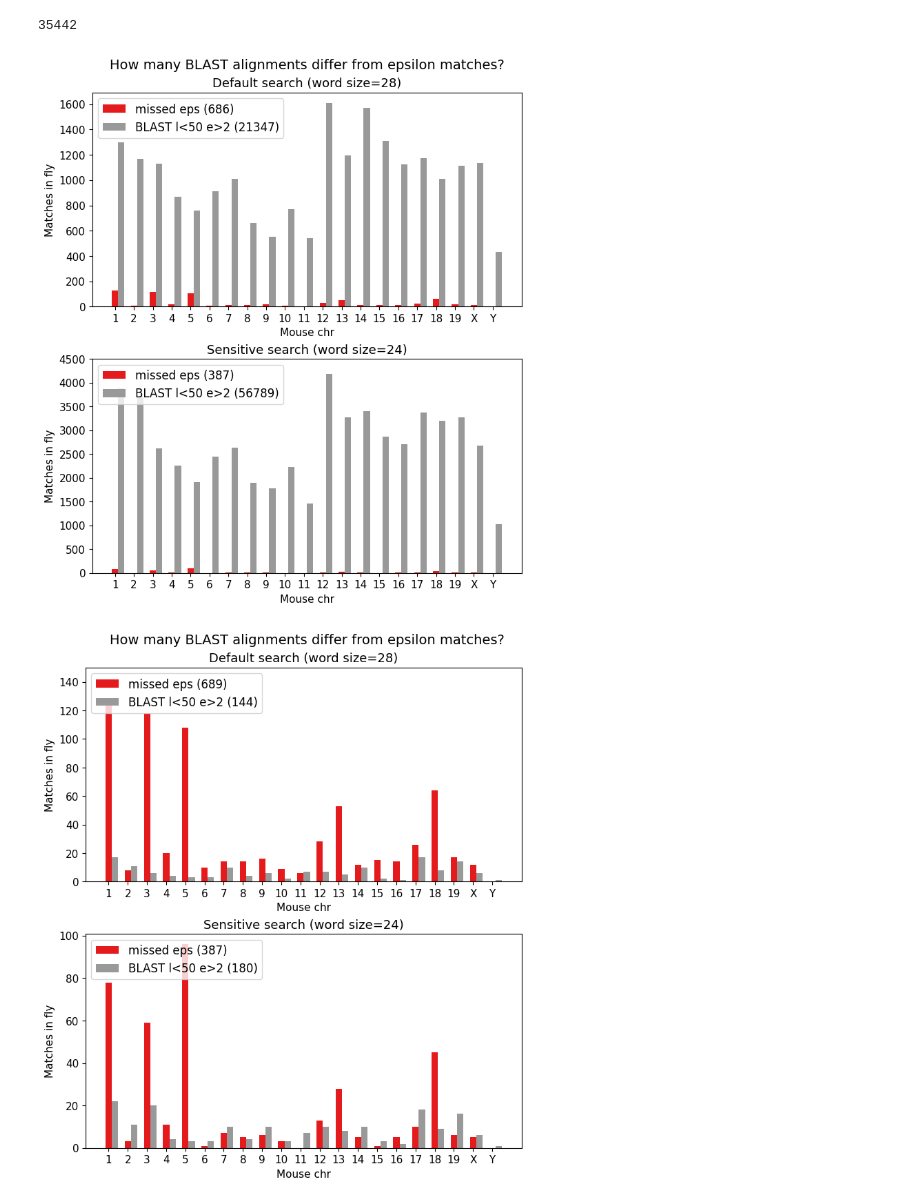
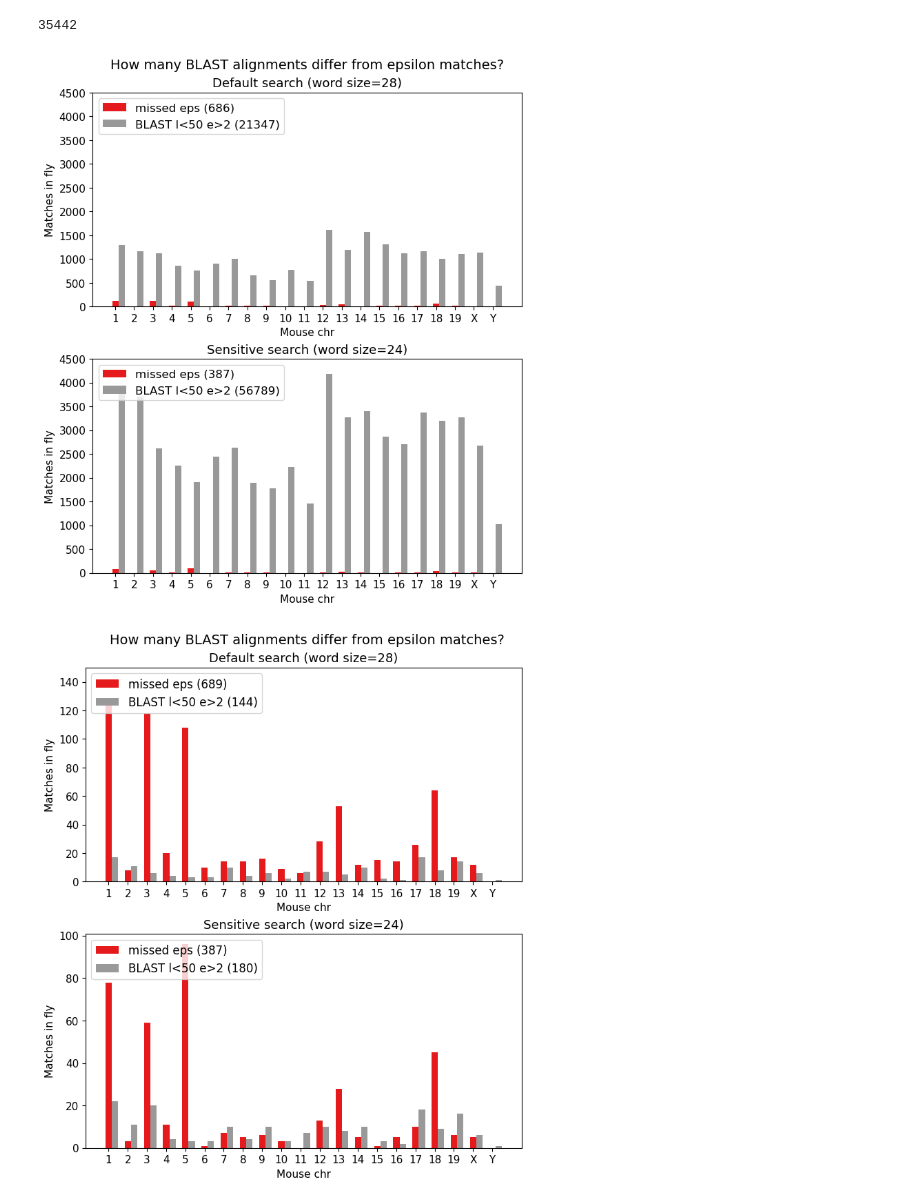
Before and after one commit to eaasna/DREAM-stellar-benchmark, a Jupyter notebook: work-python/missed-matches/What is missed.ipynb, the cells around one changed output. Cells and saved outputs as stored; diff of their text form; code cells hidden in the pictures.

```diff
--- a/work-python/missed-matches/What is missed.ipynb
+++ b/work-python/missed-matches/What is missed.ipynb
@@ -185,22 +185,23 @@ np.sum(df["counts_fp"])
 # %%
 fig, (ax1, ax2) = plt.subplots(2, layout='constrained')
 fig.set_figheight(8)
 fig.set_figwidth(7)
 fig.suptitle('How many BLAST alignments differ from epsilon matches?', fontsize=MEDIUM_SIZE, x = 0.55)
 
 in_dir="k28_blast_vs_stellar_l50_e2"
 df = get_count_df(in_dir)
 set_ax_plot(ax1, df, "BLAST", "Default search (word size=28)")
+ax1.set_ylim(0, 4500)
 
 in_dir="k24_blast_vs_stellar_l50_e2"
 df = get_count_df(in_dir)
 set_ax_plot(ax2, df, "BLAST", "Sensitive search (word size=24)")
 ax2.set_ylim(0, 4500)
 
 plt.savefig('blast_mouse_search.svg', dpi = 500)
 plt.show()
 # %% [output]
-[figure, old version]
+[figure, new version]
 # %%
 fig, (ax1, ax2) = plt.subplots(2, layout='constrained')
 fig.set_figheight(8)
```
Also changed, not shown: 4 other files.
